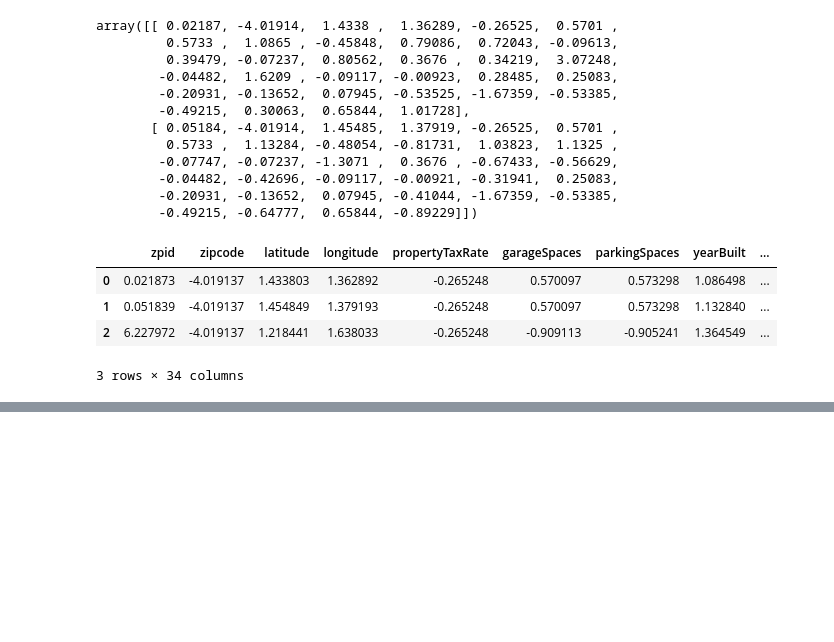
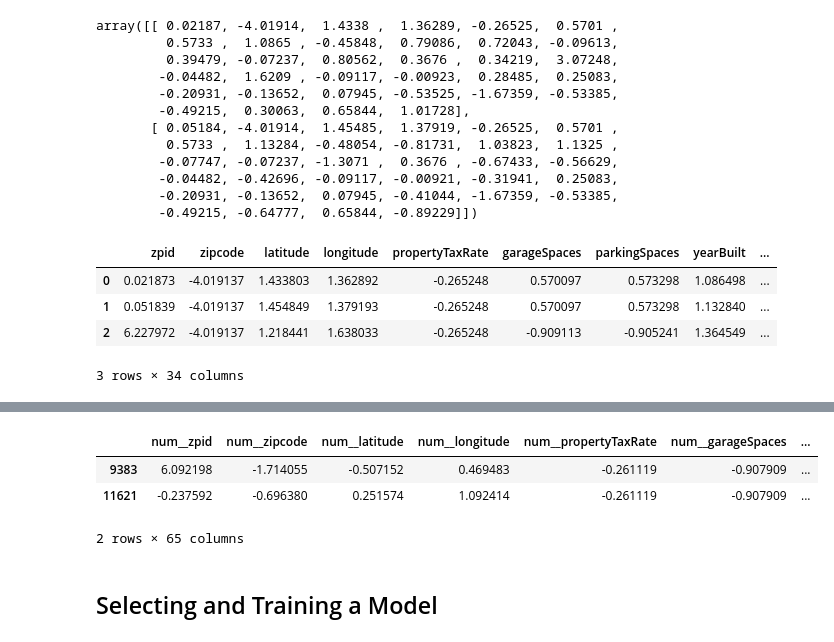
Before and after one commit to ojw92/HandsonML, a Jupyter notebook: ch2.ipynb, the cells around one changed output, grey strips where cells are left out. Cells and saved outputs as stored; diff of their text form; code cells hidden in the pictures; blank space fills up the shorter version.

```diff
--- a/ch2.ipynb
+++ b/ch2.ipynb
@@ -780,3 +813,48 @@ ColumnTransformer(transformers=[('num',
+# %%
+# Pipeline function
+
+def data_pipeline(df, num_attribs, cat_attribs):
+
+    num_pipeline = Pipeline([
+        ("impute", SimpleImputer(strategy="median")),
+        ("standardize", StandardScaler()),              # last estimator of the pipeline must be transformers (i.e., must have a fit_transform() method)
+    ])
+
+    cat_pipeline = Pipeline([
+        ("impute", SimpleImputer(strategy="most_frequent")),
+        ("onehotencode", OneHotEncoder(handle_unknown="ignore")),
+    ])
+
+    preprocessing = ColumnTransformer([
+        ("num", num_pipeline, num_attribs),
+        ("cat", cat_pipeline, cat_attribs),
+    ])
+
+
+    df_prepared = preprocessing.fit_transform(df)       # np.array
+
+    # DataFrame of the preprocessed data set
+    df_prepared_fr = pd.DataFrame(
+        df_prepared,
+        columns=preprocessing.get_feature_names_out(),
+        index=df.index)
+
+    return df_prepared_fr
+# %%
+df = data.copy()
+
+train_df, test_df = train_test_split(df, test_size=0.2, shuffle=True, random_state=25)
+
+# Preprocess just the training set for the next steps
+train_df = data_pipeline(train_df, num_attribs, cat_attribs)       # np.array
+train_df.head(n=2)
+# %% [output]
+|  | num__zpid | num__zipcode | num__latitude | num__longitude | num__propertyTaxRate | num__garageSpaces | ... |
+| 9383 | 6.092198 | -1.714055 | -0.507152 | 0.469483 | -0.261119 | -0.907909 | ... |
+| 11621 | -0.237592 | -0.696380 | 0.251574 | 1.092414 | -0.261119 | -0.907909 | ... |
+2 rows × 65 columns
+# %% [markdown]
+## Selecting and Training a Model
 # %%
 # References:
     # Hands-On Machine Learning with Scikit-Learn, Keras, and TensorFlow
```
Also changed, not shown: parts of 7 cells of this notebook.
